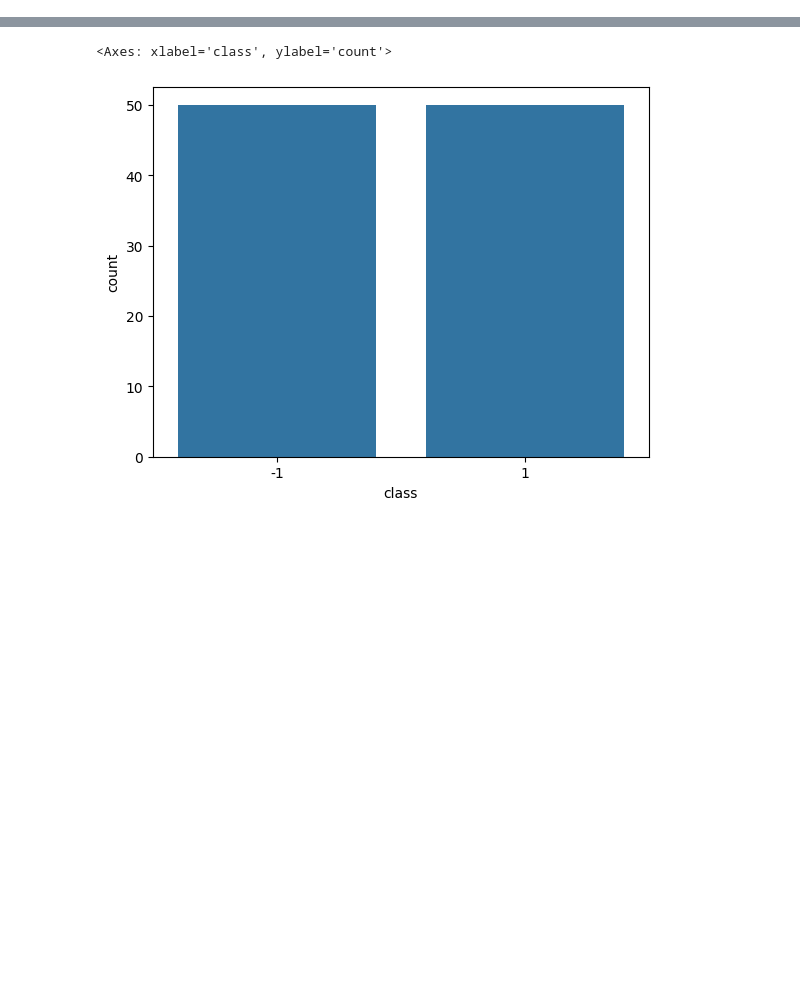
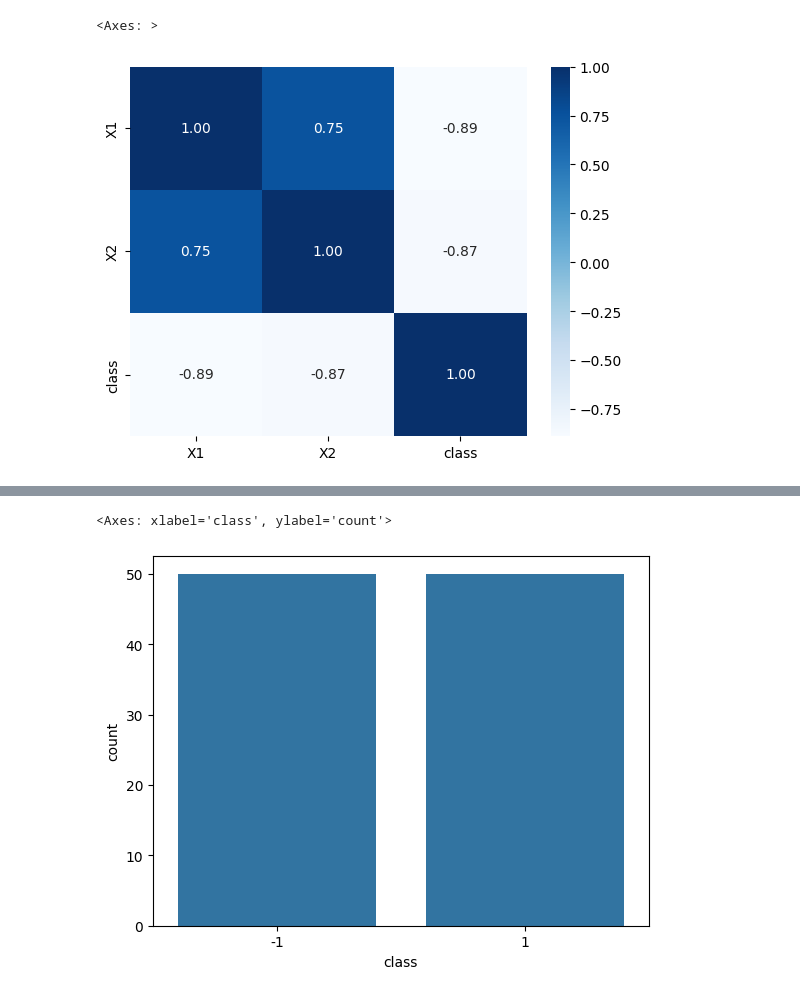
Before and after one commit to BenSerg/ML-labs-polytech, a Jupyter notebook: Neural Networks/lab2.ipynb, the cells around one changed output, grey strips where cells are left out. Cells and saved outputs as stored; diff of their text form; code cells hidden in the pictures; blank space fills up the shorter version.

```diff
--- a/Neural Networks/lab2.ipynb
+++ b/Neural Networks/lab2.ipynb
@@ -25,0 +33,5 @@ nn_1.name = 'nn_1'
+# %%
+sns.heatmap(nn_0a.corr(), annot=True, cmap='Blues', fmt='.2f')
+# %% [output]
+<Axes: >
+[figure, added]
```
Also changed, not shown: parts of 12 cells of this notebook.
